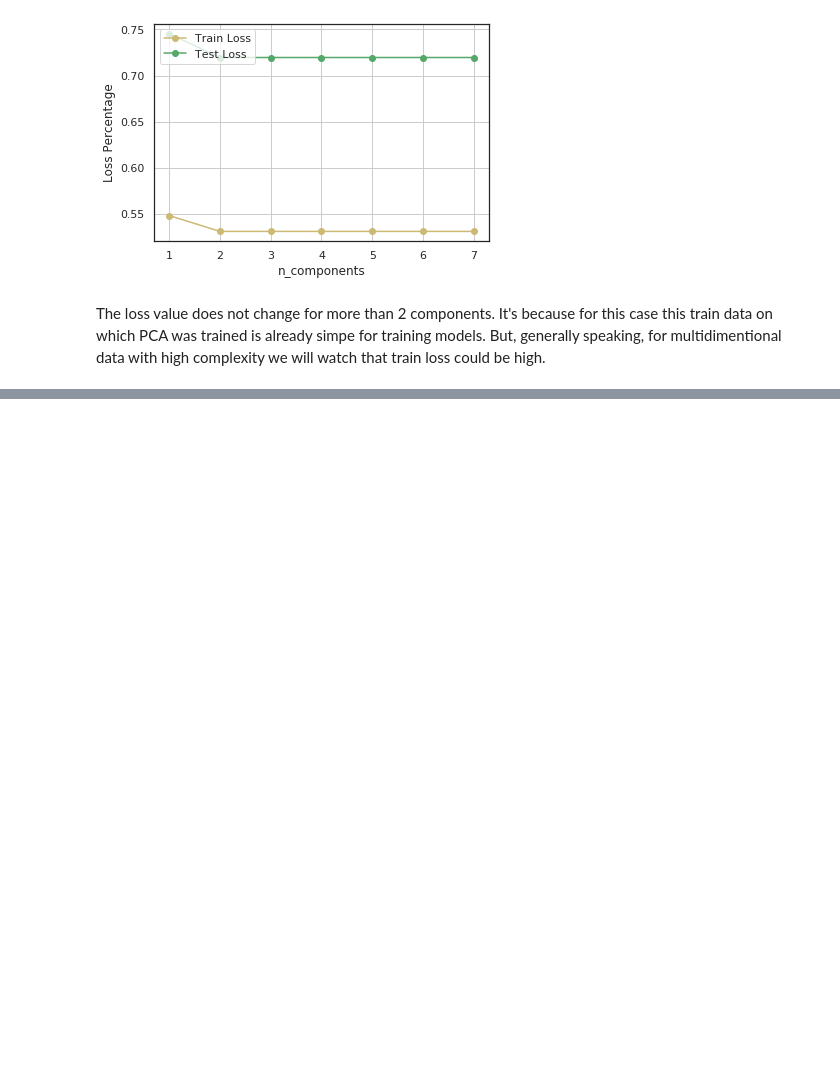
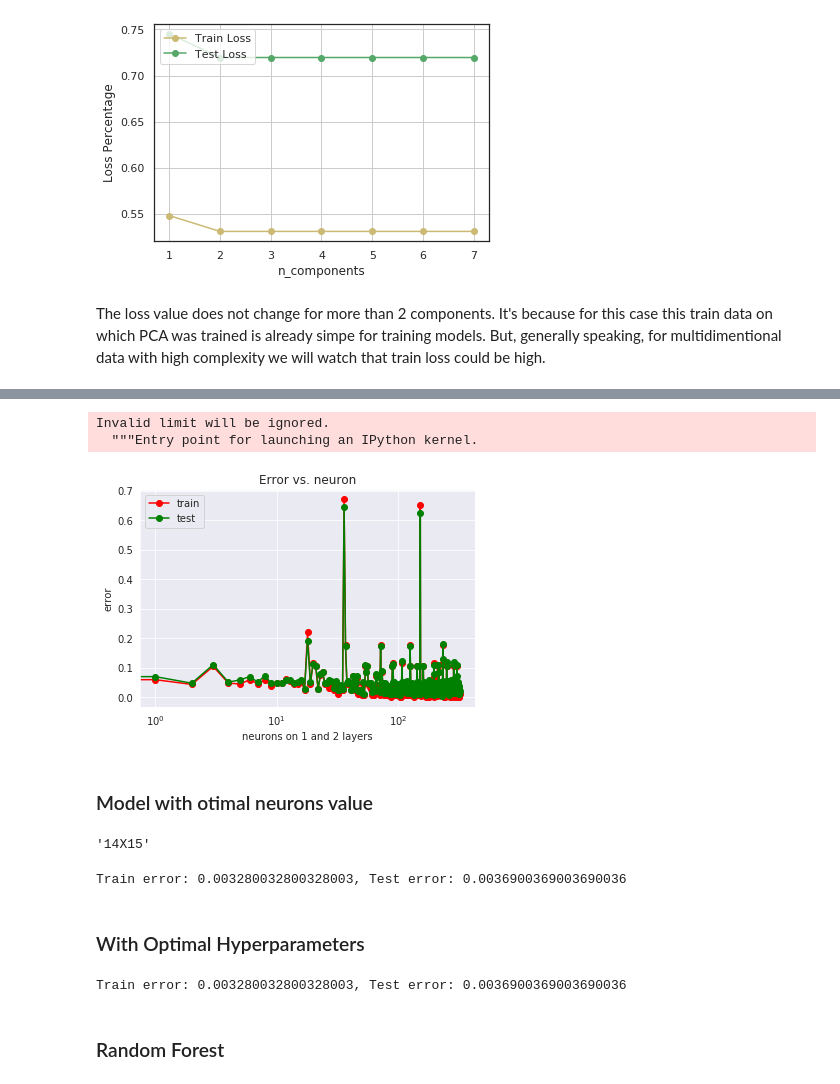
Before and after one commit to Fulmo/ML_ITMM, a Jupyter notebook: lab1_imdb_dataset.ipynb, the cells around one changed output, grey strips where cells are left out. Saved outputs shown, nothing was run; the diff lists cells and outputs as text; code cells hidden in the pictures; blank space fills up the shorter version.

```diff
--- a/lab1_imdb_dataset.ipynb
+++ b/lab1_imdb_dataset.ipynb
@@ -833,0 +936,40 @@ But, generally speaking, for multidimentional data with high complexity we will
+# %%
+neurons_arr = np.arange(2,20, 1)
+test_err = []
+train_err = []
+neurons = []
+for neuron_1_layer in neurons_arr:
+    for neuron_2_layer in neurons_arr:
+        mlp_model = MLPClassifier(alpha = alpha_opt, hidden_layer_sizes = (neuron_1_layer, neuron_2_layer),
+                                  solver = 'lbfgs', activation = 'logistic', random_state = 42)
+        mlp_model.fit(X_train, Y_train)
+
+        y_train_pred = mlp_model.predict(X_train)
+        y_test_pred = mlp_model.predict(X_test)
+        neurons.append('{}X{}'.format(neuron_1_layer, neuron_2_layer))
+        train_err.append(np.mean(Y_train != y_train_pred))
+        test_err.append(np.mean(Y_test != y_test_pred))
+# %%
+plt.semilogx(neurons, train_err, 'r-o', label = 'train')
+plt.semilogx(neurons, test_err, 'g-o', label = 'test')
+plt.title('Error vs. neuron')
+plt.xlabel('neurons on 1 and 2 layers')
+plt.ylabel('error')
+plt.legend()
+pass
+# %% [output]
+Invalid limit will be ignored.
+  """Entry point for launching an IPython kernel.
+[figure, added]
+# %% [markdown]
+### Model with otimal neurons value
+# %%
+min_train_err = np.min(train_err)
+min_test_err = np.min(test_err)
+
+index = np.where(test_err == min_test_err)[0][0]
+
+neuron_opt = neurons[index]
+neuron_opt
+# %% [output]
+'14X15'
@@ -833,0 +979,26 @@ But, generally speaking, for multidimentional data with high complexity we will
+# %%
+mlp_model = MLPClassifier(alpha = alpha_opt, hidden_layer_sizes = (neuron_opt_1, neuron_opt_2),
+                          solver = 'lbfgs', activation = 'logistic', random_state = 42)
+mlp_model.fit(X_train, Y_train)
+
+y_train_pred = mlp_model.predict(X_train)
+y_test_pred = mlp_model.predict(X_test)
+
+print('Train error: {}, Test error: {}'.format(np.mean(Y_train != y_train_pred), np.mean(Y_test != y_test_pred)))
+# %% [output]
+Train error: 0.003280032800328003, Test error: 0.0036900369003690036
+# %% [markdown]
+### With Optimal Hyperparameters
+# %%
+mlp_model = MLPClassifier(alpha = alpha_opt, hidden_layer_sizes = (neuron_opt_1, neuron_opt_2),
+                          solver = 'lbfgs', activation = 'logistic', random_state = 42)
+mlp_model.fit(X_train, Y_train)
+
+y_train_pred = mlp_model.predict(X_train)
+y_test_pred = mlp_model.predict(X_test)
+
+print('Train error: {}, Test error: {}'.format(np.mean(Y_train != y_train_pred), np.mean(Y_test != y_test_pred)))
+# %% [output]
+Train error: 0.003280032800328003, Test error: 0.0036900369003690036
+# %% [markdown]
+### Random Forest
```
Also changed, not shown: parts of 33 cells of this notebook.
